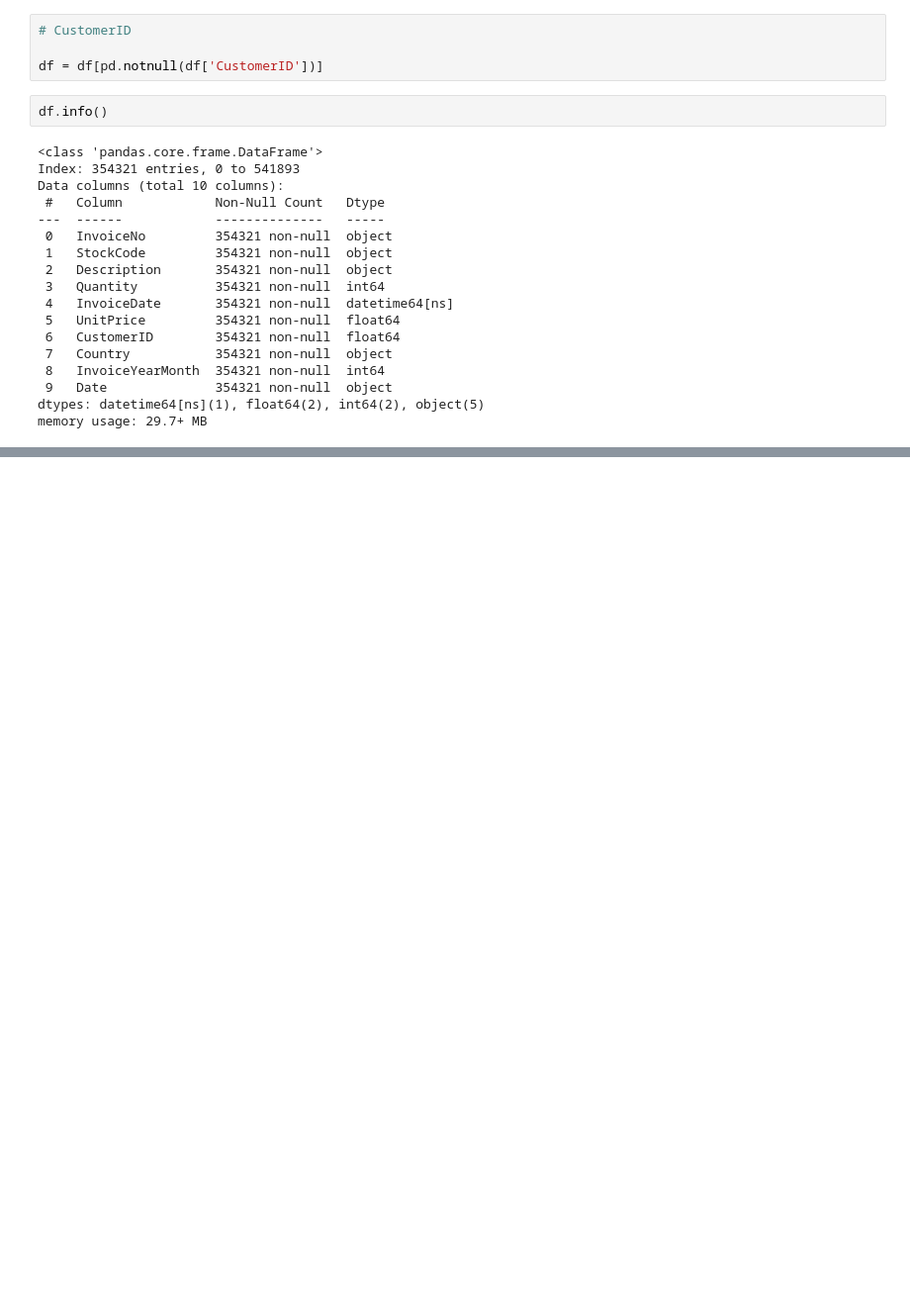
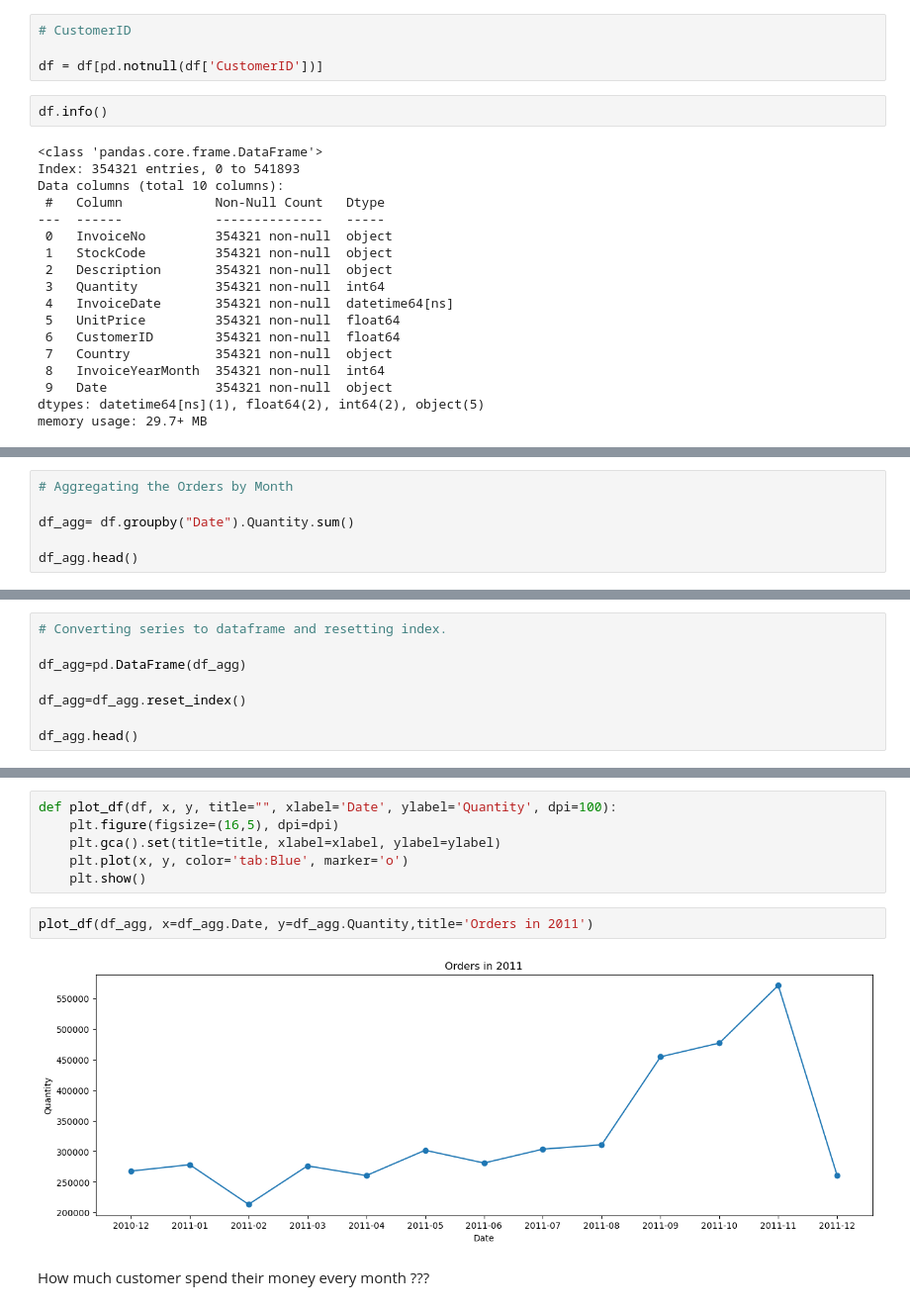
Before and after one commit to hmtalha786/Book-Recommendation-System, a Jupyter notebook: Code.ipynb, the cells around one changed output, grey strips where cells are left out. Shown at 99% size. Cells and saved outputs as stored; diff of their text form; blank space fills up the shorter version.

Commit message:
Exploratory Data Analysis

```diff
--- a/Code.ipynb
+++ b/Code.ipynb
@@ -204,0 +209,6 @@ memory usage: 29.7+ MB
+# %%
+# Aggregating the Orders by Month
+
+df_agg= df.groupby("Date").Quantity.sum()
+
+df_agg.head()
@@ -204,0 +223,8 @@ memory usage: 29.7+ MB
+# %%
+# Converting series to dataframe and resetting index.
+
+df_agg=pd.DataFrame(df_agg)
+
+df_agg=df_agg.reset_index()
+
+df_agg.head()
@@ -204,0 +238,12 @@ memory usage: 29.7+ MB
+# %%
+def plot_df(df, x, y, title="", xlabel='Date', ylabel='Quantity', dpi=100):
+    plt.figure(figsize=(16,5), dpi=dpi)
+    plt.gca().set(title=title, xlabel=xlabel, ylabel=ylabel)
+    plt.plot(x, y, color='tab:Blue', marker='o')
+    plt.show()
+# %%
+plot_df(df_agg, x=df_agg.Date, y=df_agg.Quantity,title='Orders in 2011')
+# %% [output]
+[figure, added]
+# %% [markdown]
+How much customer spend their money every month ???
```
Also changed, not shown: parts of 9 cells of this notebook.
